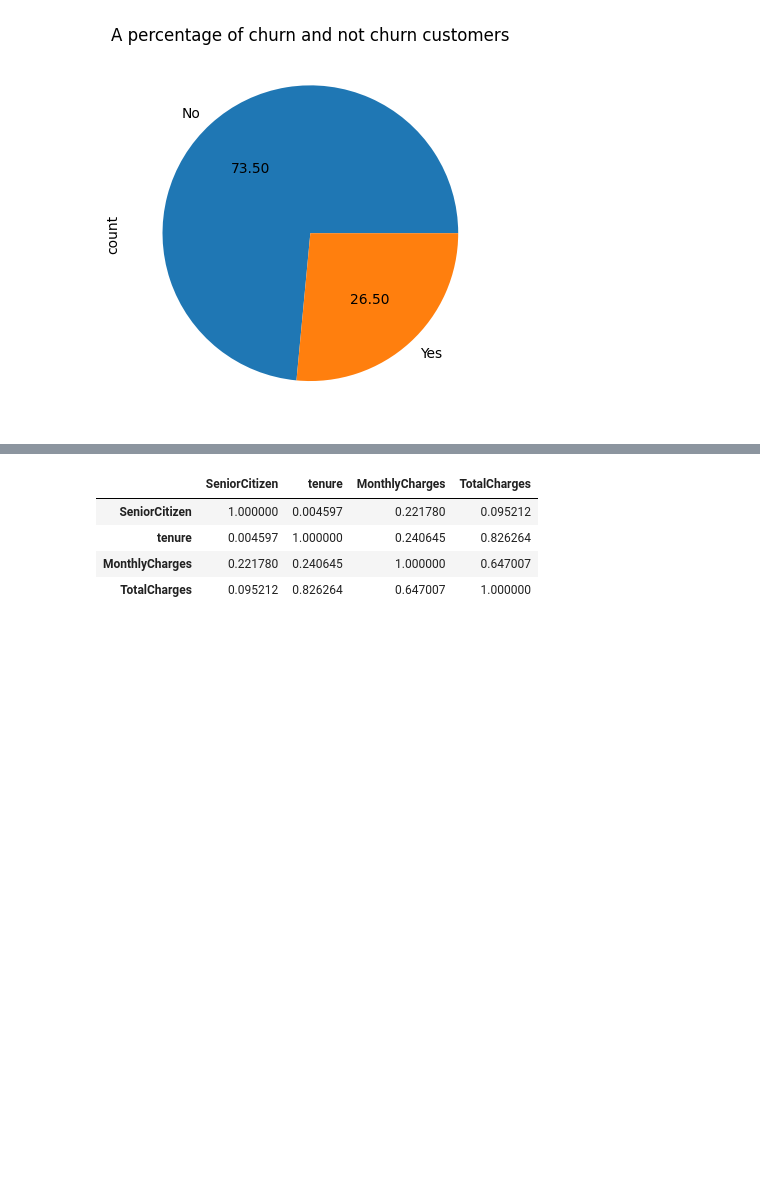
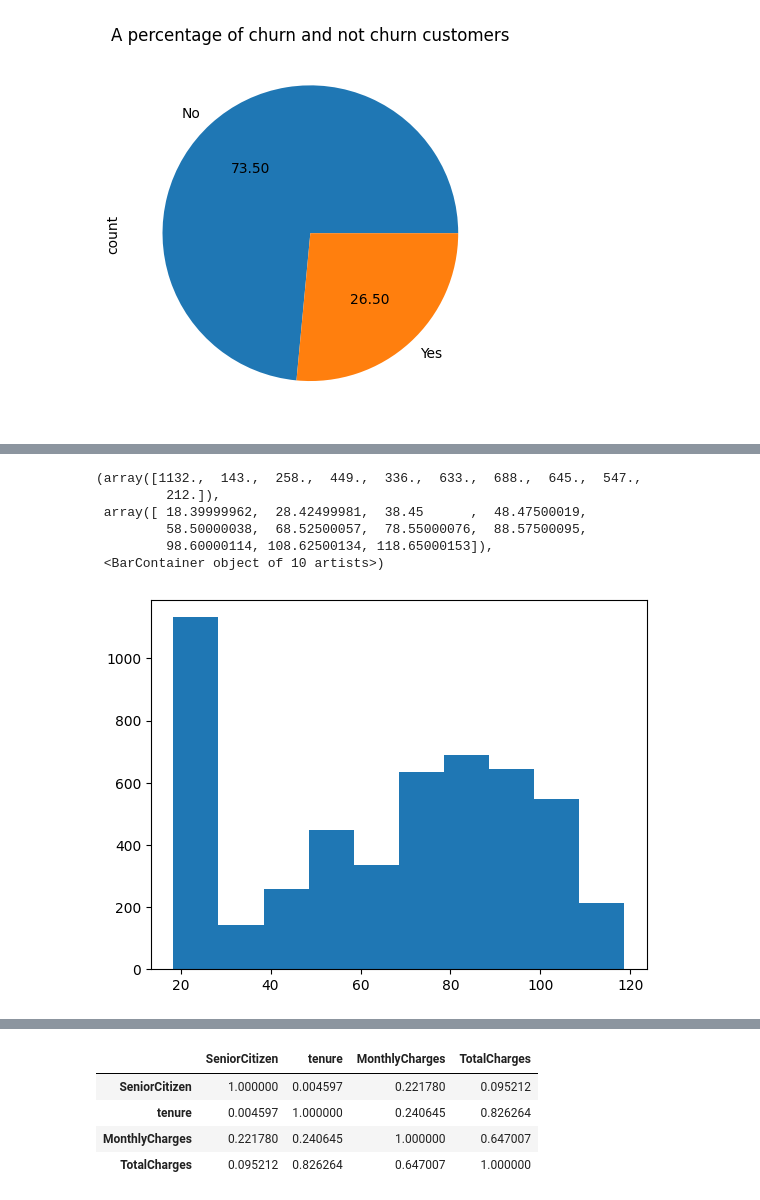
Before and after one commit to EstherAfari/LP-Two-Project, a Jupyter notebook: LP_2_Customer_Churn_Project.ipynb, the cells around one changed output, grey strips where cells are left out. Saved outputs shown, nothing was run; the diff lists cells and outputs as text; code cells hidden in the pictures; blank space fills up the shorter version.

```diff
--- a/LP_2_Customer_Churn_Project.ipynb
+++ b/LP_2_Customer_Churn_Project.ipynb
@@ -660,0 +752,10 @@ plt.show()
+# %%
+plt.hist(final_df['MonthlyCharges'])
+# %% [output]
+(array([1132.,  143.,  258.,  449.,  336.,  633.,  688.,  645.,  547.,
+         212.]),
+ array([ 18.39999962,  28.42499981,  38.45      ,  48.47500019,
+         58.50000038,  68.52500057,  78.55000076,  88.57500095,
+         98.60000114, 108.62500134, 118.65000153]),
+ <BarContainer object of 10 artists>)
+[figure, added]
```
Also changed, not shown: parts of 30 cells of this notebook, 2 other files.
